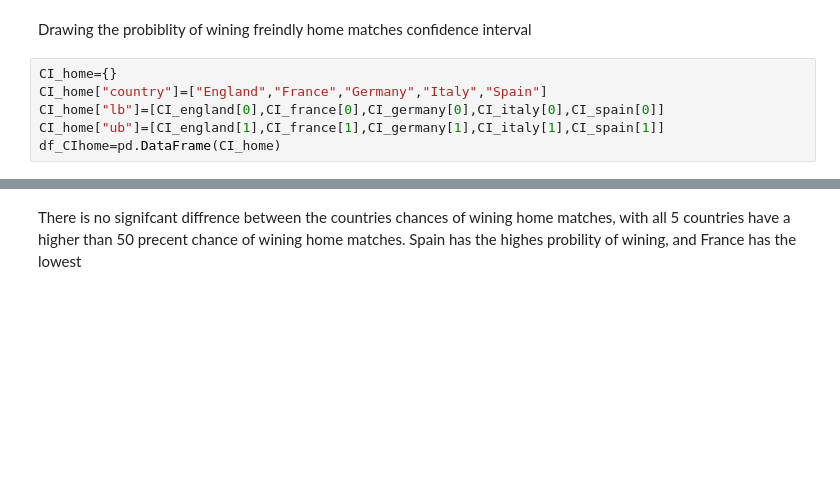
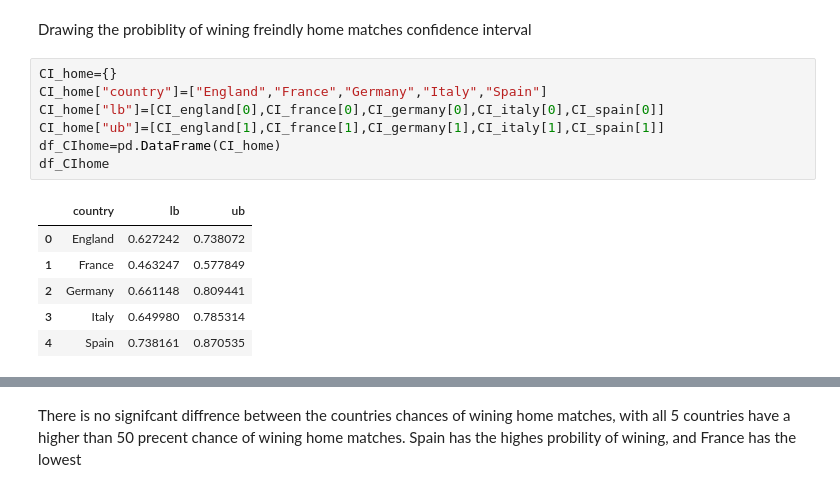
Before and after one commit to Marwanabdelmagid/Assignment-2, a Jupyter notebook: Assignment 2. .ipynb, the cells around one changed output, grey strips where cells are left out. Cells and saved outputs as stored; diff of their text form; blank space fills up the shorter version.

```diff
--- a/Assignment 2. .ipynb
+++ b/Assignment 2. .ipynb
@@ -248,9 +245,17 @@ Drawing the probiblity of wining freindly home matches confidence interval
 # %%
 CI_home={}
 CI_home["country"]=["England","France","Germany","Italy","Spain"]
 CI_home["lb"]=[CI_england[0],CI_france[0],CI_germany[0],CI_italy[0],CI_spain[0]]
 CI_home["ub"]=[CI_england[1],CI_france[1],CI_germany[1],CI_italy[1],CI_spain[1]]
 df_CIhome=pd.DataFrame(CI_home)
+df_CIhome
+# %% [output]
+|  | country | lb | ub |
+| 0 | England | 0.627242 | 0.738072 |
+| 1 | France | 0.463247 | 0.577849 |
+| 2 | Germany | 0.661148 | 0.809441 |
+| 3 | Italy | 0.649980 | 0.785314 |
+| 4 | Spain | 0.738161 | 0.870535 |
 # %%
 for lb,ub,y in zip(df_CIhome['lb'],df_CIhome['ub'],range(len(df_CIhome))):
     plt.plot((lb,ub),(y,y),'ro-')
```
Also changed, not shown: parts of 44 cells of this notebook.
